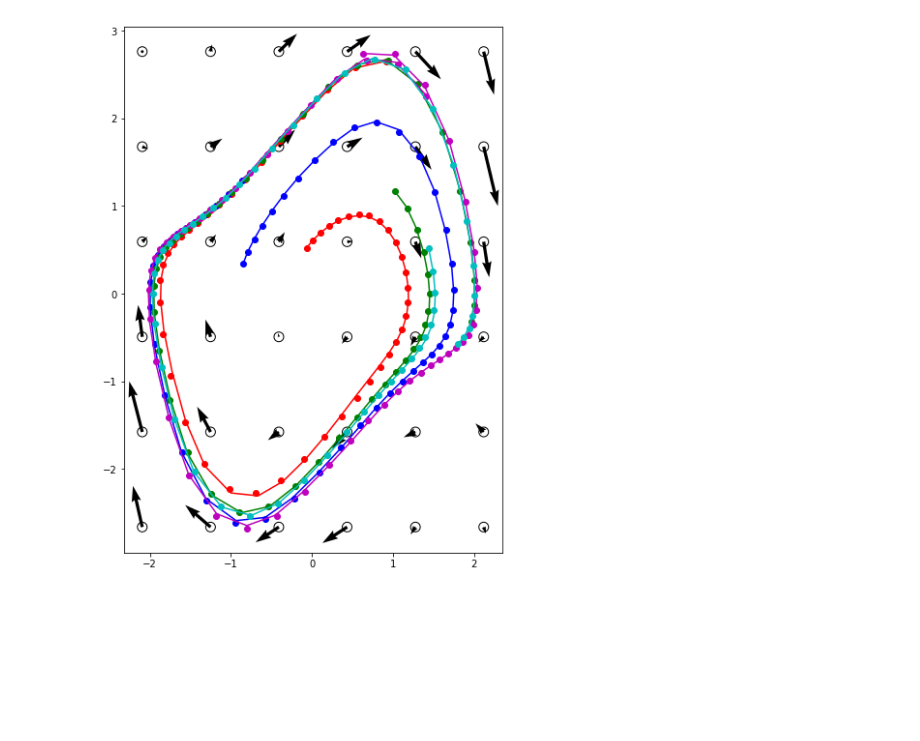
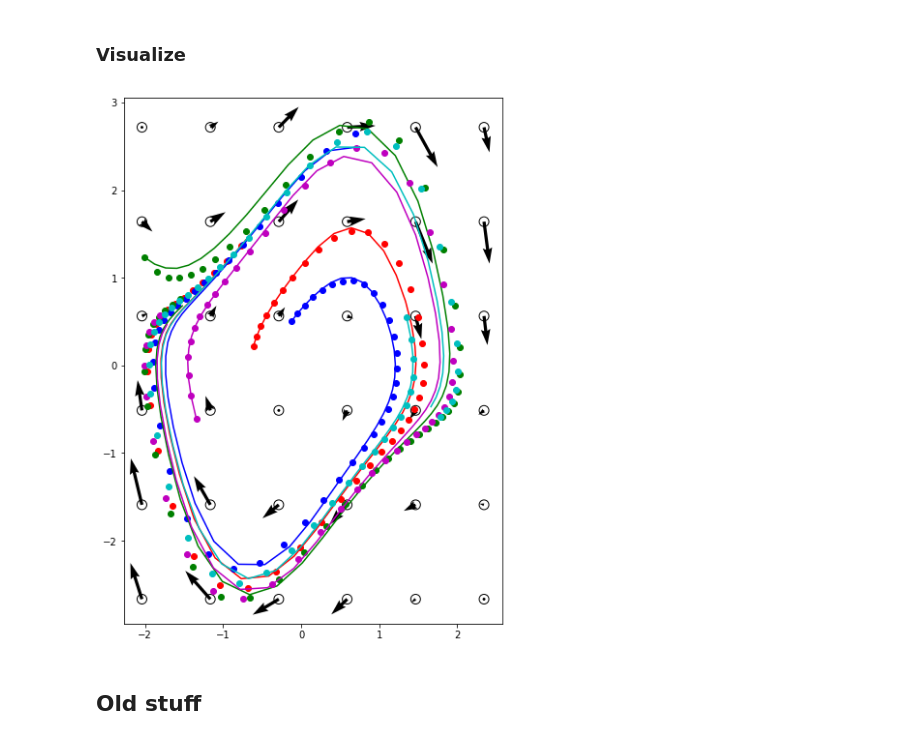
Before and after one commit to jaivardhankapoor/bayesian-ode, a Jupyter notebook: npde_pytorch.ipynb, the cells around one changed output. Drawn from its saved outputs; the diff is of its cells as text; code cells hidden in the pictures; blank space fills up the shorter version.

```diff
--- a/npde_pytorch.ipynb
+++ b/npde_pytorch.ipynb
@@ -34,15 +38,18 @@ class VDP(torch.nn.Module):
         return torch.cat([x[:,1:2], (1-x[:,0:1]**2)*x[:,1:2]-x[:,0:1]],1)
 
 # from torchdiffeq import odeint_adjoint as odeint
-from torchdiffeq import odeint, odeint_adjoint
+from torchdiffeq import odeint
 
 device = torch.device('cuda:' + str(use_gpu) if torch.cuda.is_available() else 'cpu')
 
-x0 = torch.from_numpy(ss.norm.rvs(size=[5,2]))
-t = torch.linspace(0., 7., 50)
+N = 5
+R = 3
+
+x0 = torch.from_numpy(2*R*ss.uniform.rvs(size=[N,2])-R)
+t = torch.linspace(0., 7., 40)
 
 with torch.no_grad():
-    X = odeint_adjoint(VDP(), x0, t, method='rk4').numpy()
+    X = odeint(VDP(), x0, t, method='rk4').numpy()
     X = np.transpose(X,[1,0,2])
     Y = X + ss.norm.rvs(size=X.shape)*0.1
 
@@ -53,0 +237,13 @@ for i in range(X.shape[0]):
+# %%
+# plotting
+xode = odeint_forw_sens(kreg, x0, t).detach().numpy()
+U = kreg.U.detach().numpy()
+Z = Zt.detach().numpy()
+
+cols = ['r','b','g','m','c','k']
+plt.figure(1,[7,10])
+plt.scatter(Z[:,0],Z[:,1],100, facecolors='none', edgecolors='k')
+plt.quiver(Z[:,0],Z[:,1],U[:,0],U[:,1],units='height',width=0.006,color='k')
+for i in range(min(6,xode.shape[0])):
+    plt.plot(X[i,:,0],X[i,:,1],'o',color=cols[i])
+    plt.plot(xode[i,:,0],xode[i,:,1],'-',color=cols[i])
@@ -159,16 +364,20 @@ Iter 0499 | Total Loss 0.001908
+# %% [markdown]
+### Visualize
 # %%
 # plotting
-xode = odeint_adjoint(npode, x0, t).detach().numpy()
+xode = odeint(npode, x0, t).detach().numpy()
 U = npode.U.detach().numpy()
 Z = npode.Z.detach().numpy()
 xode = np.transpose(xode,[1,0,2])
 
 cols = ['r','b','g','m','c','k']
 plt.figure(1,[7,10])
 plt.scatter(Z[:,0],Z[:,1],100, facecolors='none', edgecolors='k')
 plt.quiver(Z[:,0],Z[:,1],U[:,0],U[:,1],units='height',width=0.006,color='k')
 for i in range(min(6,xode.shape[0])):
     plt.plot(X[i,:,0],X[i,:,1],'o',color=cols[i])
     plt.plot(xode[i,:,0],xode[i,:,1],'-',color=cols[i])
 # %% [output]
-[figure, old version]
+[figure, new version]
+# %% [markdown]
+## Old stuff
```
Also changed, not shown: parts of 16 cells of this notebook, 6 other files.
